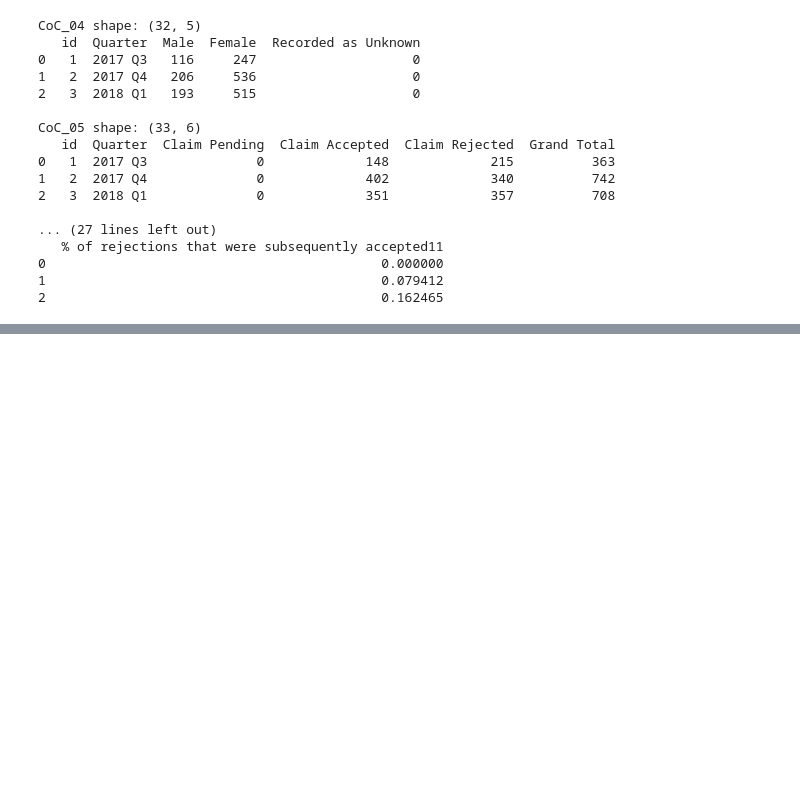
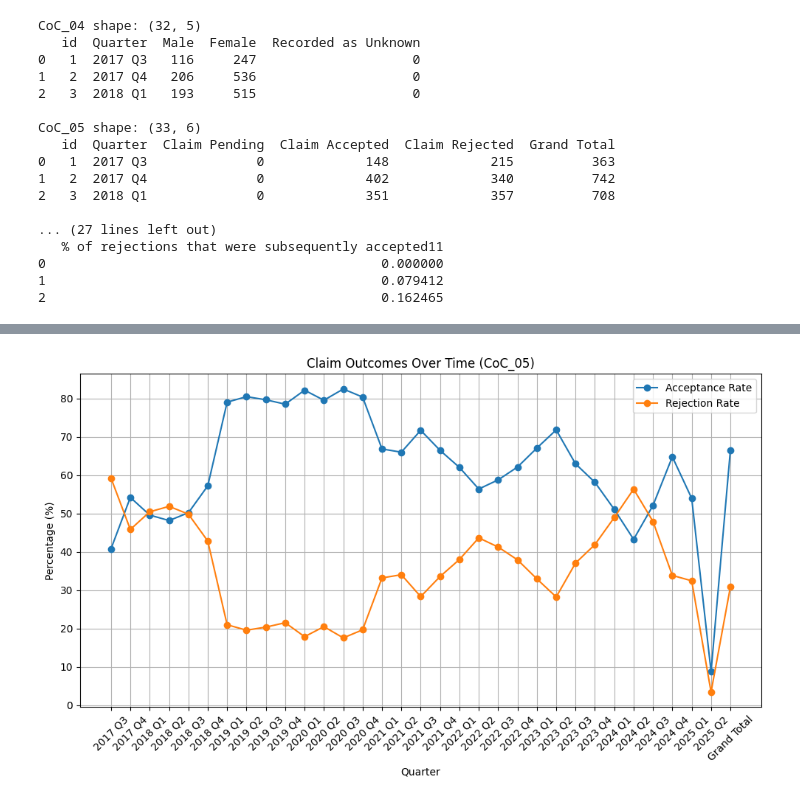
Before and after one commit to Ilyas2695/ukgov_data_analysis, a Jupyter notebook: notebooks/coc04-07_visualisation.ipynb, the cells around one changed output, grey strips where cells are left out. Saved outputs shown, nothing was run; the diff lists cells and outputs as text; code cells hidden in the pictures; blank space fills up the shorter version.

```diff
--- a/notebooks/coc04-07_visualisation.ipynb
+++ b/notebooks/coc04-07_visualisation.ipynb
@@ -31,0 +52,21 @@ CoC_05 shape: (33, 6)
+# %%
+CoC_05.rename(columns={'Claim Accepted': 'Accepted', 'Claim Rejected': 'Rejected', 'Grand Total': 'Total'}, inplace=True)
+CoC_05.head(3)
+
+CoC_05['Acceptance Rate'] = CoC_05['Accepted'] / CoC_05['Total'] * 100
+CoC_05['Rejection Rate'] = CoC_05['Rejected'] / CoC_05['Total'] * 100
+
+plt.figure(figsize=(10, 6))
+plt.plot(CoC_05['Quarter'], CoC_05['Acceptance Rate'], marker='o', label='Acceptance Rate')
+plt.plot(CoC_05['Quarter'], CoC_05['Rejection Rate'], marker='o', label='Rejection Rate')
+
+plt.title('Claim Outcomes Over Time (CoC_05)')
+plt.xlabel('Quarter')
+plt.ylabel('Percentage (%)')
+plt.xticks(rotation=45)
+plt.legend()
+plt.grid(True)
+plt.tight_layout()
+plt.show()
+# %% [output]
+[figure, added]
```
Also changed, not shown: parts of 1 cell of this notebook.
